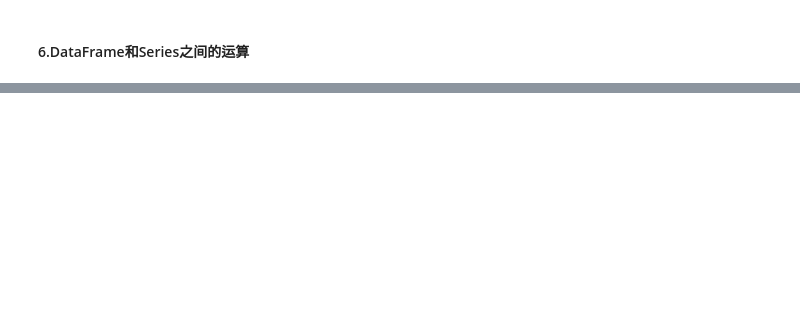
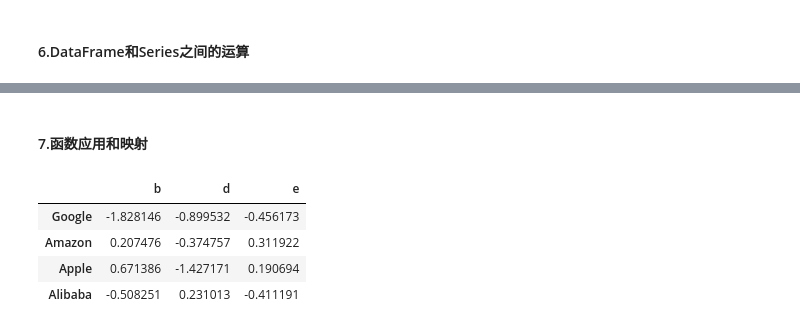
Before and after one commit to zhaokaiju/python3-data-analysis, a Jupyter notebook: c05_pandas.ipynb, the cells around one changed output, grey strips where cells are left out. Cells and saved outputs as stored; diff of their text form; code cells hidden in the pictures; blank space fills up the shorter version.

```diff
--- a/c05_pandas.ipynb
+++ b/c05_pandas.ipynb
@@ -783,0 +503,13 @@ frame.sub(series3, axis=0)
+# %% [markdown]
+#### 7.函数应用和映射
+# %%
+frame = DataFrame(np.random.randn(4, 3), columns=list("bde"),
+                 index=["Google", "Amazon", "Apple", "Alibaba"])
+# %%
+frame
+# %% [output]
+|  | b | d | e |
+| Google | -1.828146 | -0.899532 | -0.456173 |
+| Amazon | 0.207476 | -0.374757 | 0.311922 |
+| Apple | 0.671386 | -1.427171 | 0.190694 |
+| Alibaba | -0.508251 | 0.231013 | -0.411191 |
```
Also changed, not shown: parts of 94 cells of this notebook.
